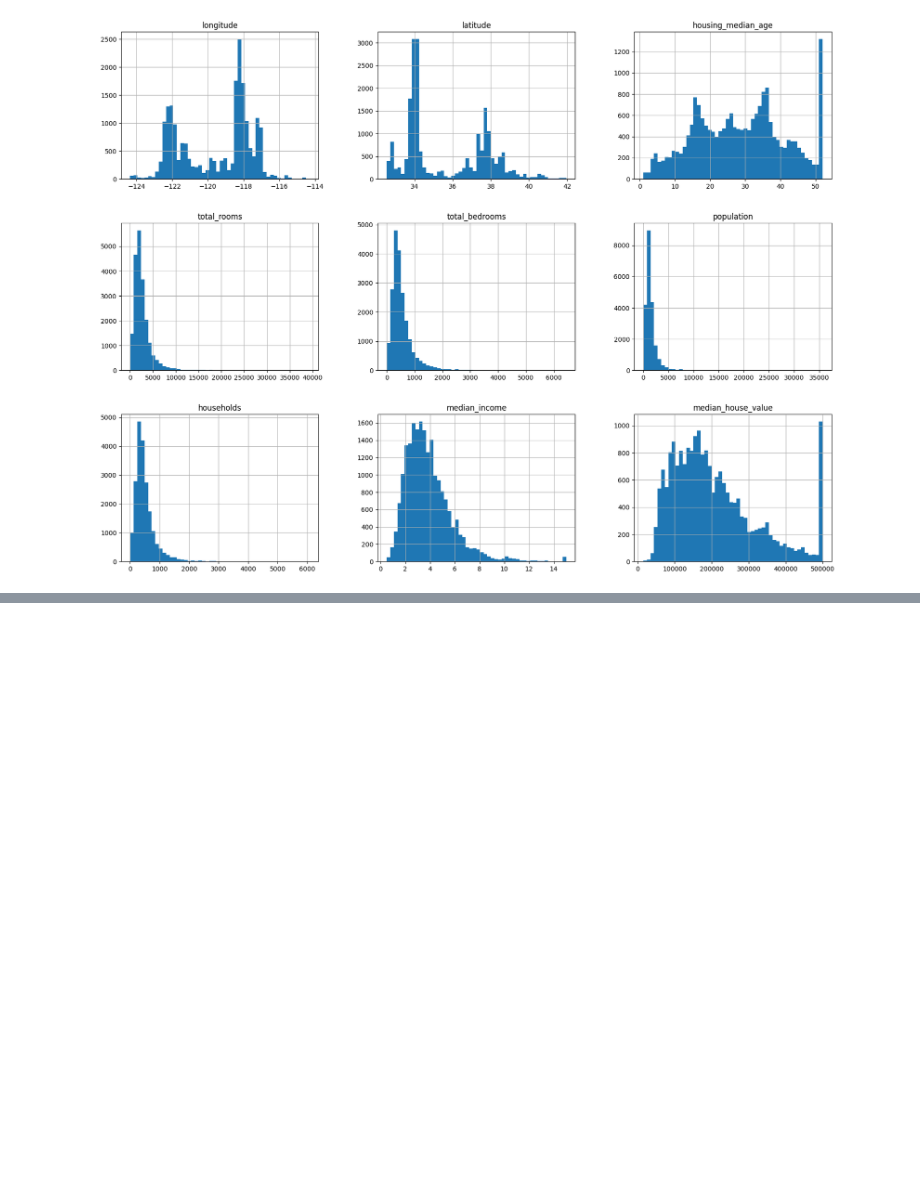
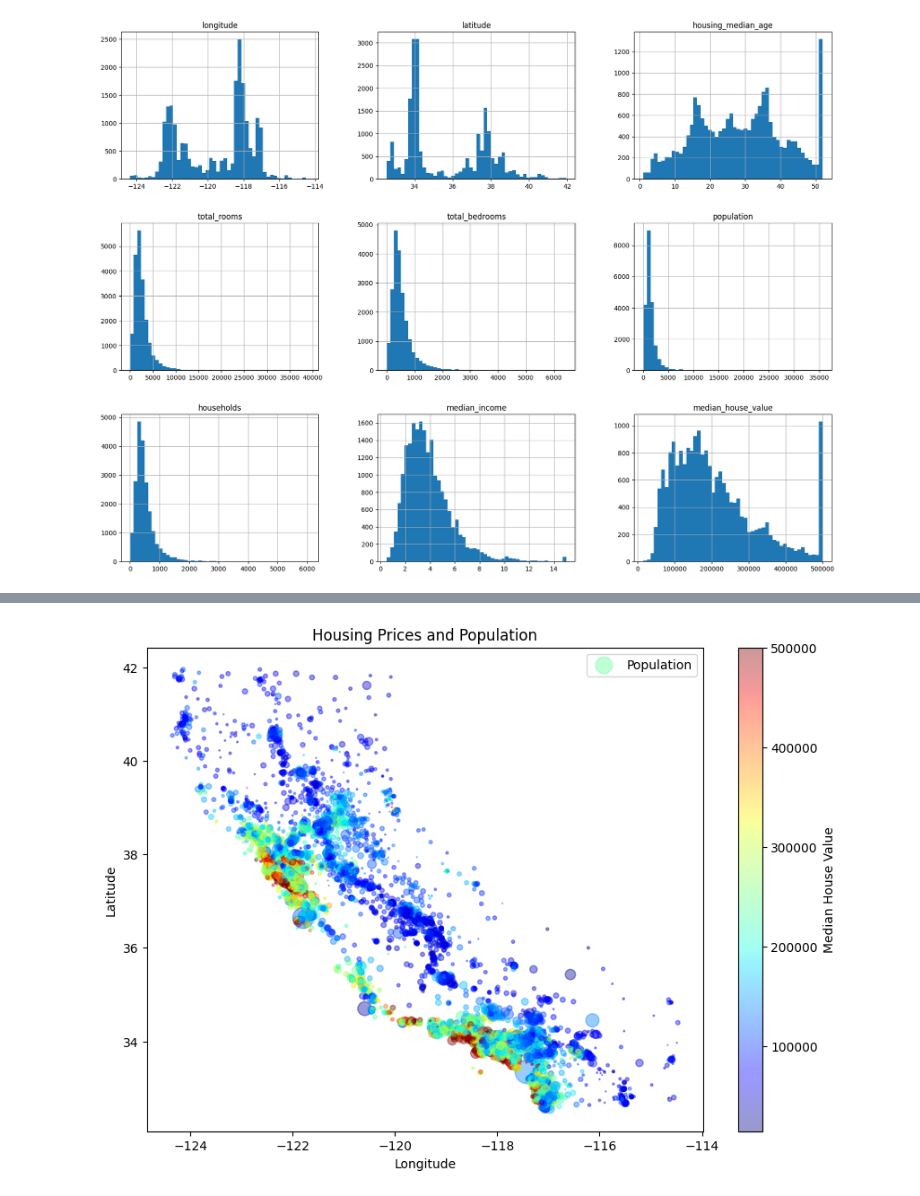
Before and after one commit to Vinuitik/AI_code, a Jupyter notebook: Hands-on-Machine Learning/ProjectEndToENd.ipynb, the cells around one changed output, grey strips where cells are left out. Cells and saved outputs as stored; diff of their text form; code cells hidden in the pictures; blank space fills up the shorter version.

```diff
--- a/Hands-on-Machine Learning/ProjectEndToENd.ipynb
+++ b/Hands-on-Machine Learning/ProjectEndToENd.ipynb
@@ -87,0 +220,24 @@ plt.show()
+# %%
+import matplotlib.pyplot as plt
+import numpy as np
+
+x = housing["longitude"]
+y = housing["latitude"]
+
+color = housing["median_house_value"]
+radius = housing["population"]/100
+
+plt.figure(figsize=(10,7))
+scatter = plt.scatter(x,y,alpha=0.4,s=radius, c = color, cmap=plt.get_cmap("jet"))
+
+plt.colorbar(scatter, label='Median House Value')
+
+# Adding labels and legend
+plt.xlabel('Longitude')
+plt.ylabel('Latitude')
+plt.title('Housing Prices and Population')
+plt.legend(['Population'])
+
+plt.show()
+# %% [output]
+[figure, added]
```
Also changed, not shown: parts of 16 cells of this notebook.
